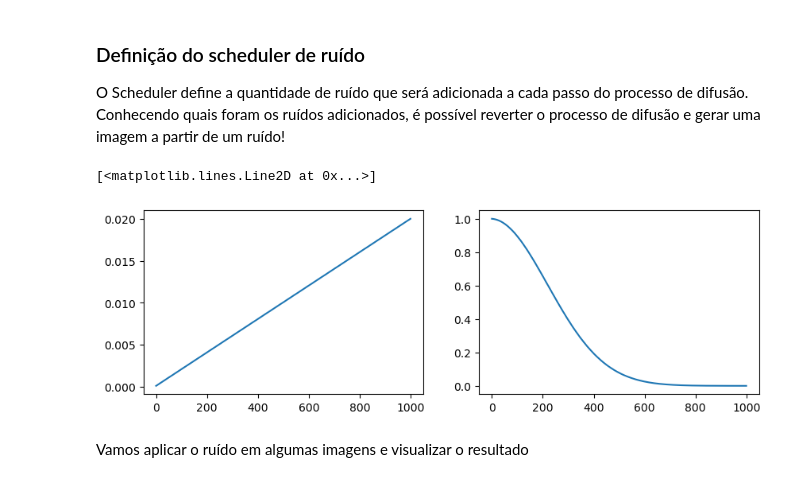
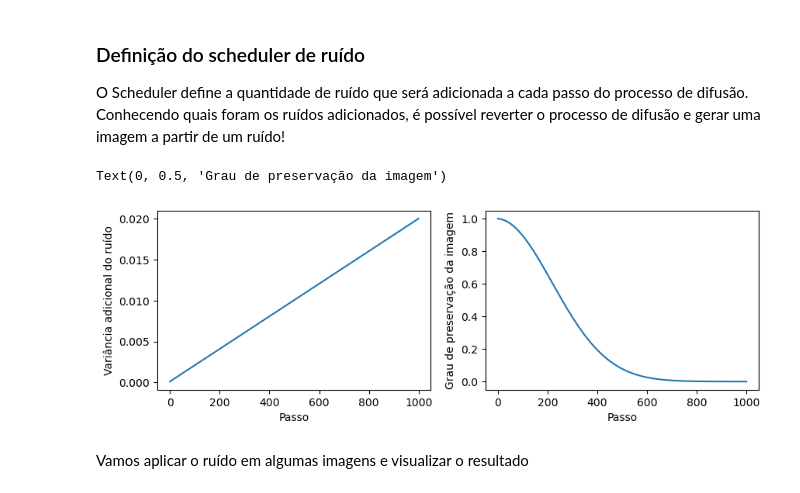
Before and after one commit to chcomin/curso-visao-computacional-2024, a Jupyter notebook: M11_geracao_de_imagens/1 - Modelo incondicional (GPU).ipynb, the cells around one changed output. Saved outputs shown, nothing was run; the diff lists cells and outputs as text; code cells hidden in the pictures.

```diff
--- a/M11_geracao_de_imagens/1 - Modelo incondicional (GPU).ipynb
+++ b/M11_geracao_de_imagens/1 - Modelo incondicional (GPU).ipynb
@@ -102,35 +102,39 @@ class Scheduler:
         indica o nível de ruído utilizado para gerar `z_ts`.
         '''
 
         betas = self.betas
         alphas = self.alphas
 
         # Coeficientes
         cx = 1/(1-betas[steps]).sqrt()
         cn = betas[steps]/(1-alphas[steps]).sqrt()*(1-betas[steps]).sqrt()
 
         # x menos ruidoso
         z_tm1s = cx*z_ts - cn*pred_noises
 
         # Adiciona um pouco de ruído novamente. A rede prevê o valor médio da
         # imagem menos ruidosa, a imagem do passo anterior é gerada por uma
         # distribuição normal com variância beta
         if steps > 0:
             z_tm1s += betas[steps].sqrt()*torch.randn(z_ts.shape, device=z_ts.device)
 
         return z_tm1s
 
 n_steps = 1000
 scheduler = Scheduler(n_steps)
 betas, alphas_prod = scheduler.betas, scheduler.alphas
 
 # Visualização dos ruídos adicionados a cada passo:
 fig, axs = plt.subplots(1, 2, figsize=(10,3))
 axs[0].plot(scheduler.betas)
+axs[0].set_xlabel('Passo')
+axs[0].set_ylabel('Variância adicional do ruído')
 axs[1].plot(scheduler.alphas)
+axs[1].set_xlabel('Passo')
+axs[1].set_ylabel('Grau de preservação da imagem')
 # %% [output]
-[<matplotlib.lines.Line2D at 0x...>]
+Text(0, 0.5, 'Grau de preservação da imagem')
-[figure, old version]
+[figure, new version]
 # %% [markdown]
 Vamos aplicar o ruído em algumas imagens e visualizar o resultado
 # %%
```
Also changed, not shown: parts of 4 cells of this notebook, 1 other file.
